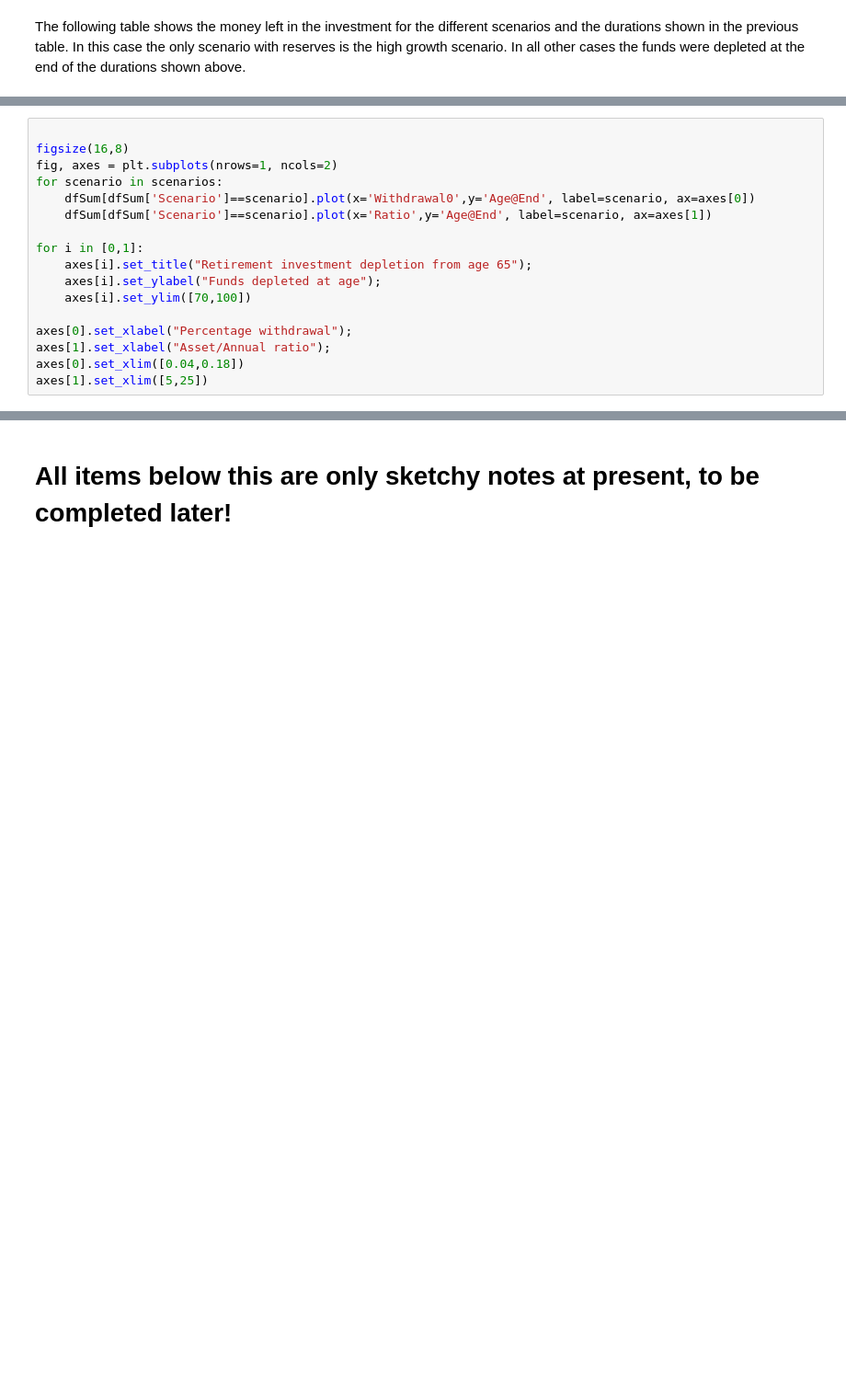
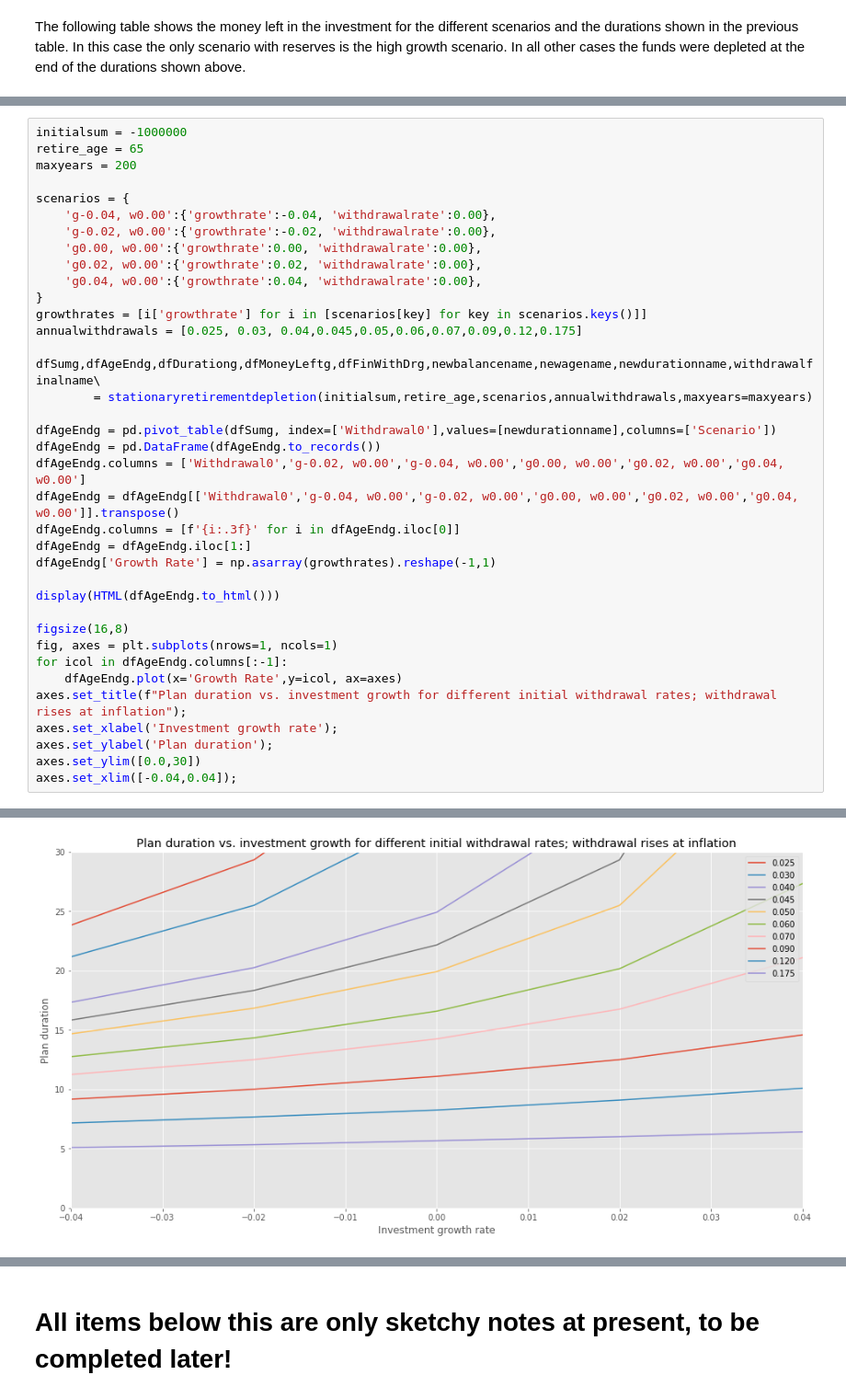
Before and after one commit to NelisW/RetirementPlanning, a Jupyter notebook: PersonalFinancialPlanning.ipynb, the cells around one changed output, grey strips where cells are left out. Shown at 92% size. Drawn from its saved outputs; the diff is of its cells as text; blank space fills up the shorter version.

```diff
--- a/PersonalFinancialPlanning.ipynb
+++ b/PersonalFinancialPlanning.ipynb
@@ -1587,17 +1850,0 @@ It is also important to keep medical costs down: live healthy!!
-# %%
-
-figsize(16,8)
-fig, axes = plt.subplots(nrows=1, ncols=2)
-for scenario in scenarios:
-    dfSum[dfSum['Scenario']==scenario].plot(x='Withdrawal0',y='Age@End', label=scenario, ax=axes[0])
-    dfSum[dfSum['Scenario']==scenario].plot(x='Ratio',y='Age@End', label=scenario, ax=axes[1])
-
-for i in [0,1]:
-    axes[i].set_title("Retirement investment depletion from age 65");
-    axes[i].set_ylabel("Funds depleted at age");
-    axes[i].set_ylim([70,100])
-
-axes[0].set_xlabel("Percentage withdrawal");
-axes[1].set_xlabel("Asset/Annual ratio");
-axes[0].set_xlim([0.04,0.18])
-axes[1].set_xlim([5,25])
@@ -1606,0 +1932,38 @@ axes[1].set_xlim([5,25])
+# %%
+initialsum = -1000000
+retire_age = 65
+maxyears = 200
+
+scenarios = {
+    'g-0.04, w0.00':{'growthrate':-0.04, 'withdrawalrate':0.00},
+    'g-0.02, w0.00':{'growthrate':-0.02, 'withdrawalrate':0.00},
+    'g0.00, w0.00':{'growthrate':0.00, 'withdrawalrate':0.00},
+    'g0.02, w0.00':{'growthrate':0.02, 'withdrawalrate':0.00},
+    'g0.04, w0.00':{'growthrate':0.04, 'withdrawalrate':0.00},
+}
+growthrates = [i['growthrate'] for i in [scenarios[key] for key in scenarios.keys()]]
+annualwithdrawals = [0.025, 0.03, 0.04,0.045,0.05,0.06,0.07,0.09,0.12,0.175]
+
+dfSumg,dfAgeEndg,dfDurationg,dfMoneyLeftg,dfFinWithDrg,newbalancename,newagename,newdurationname,withdrawalfinalname\
+        = stationaryretirementdepletion(initialsum,retire_age,scenarios,annualwithdrawals,maxyears=maxyears)
+
+dfAgeEndg = pd.pivot_table(dfSumg, index=['Withdrawal0'],values=[newdurationname],columns=['Scenario'])
+dfAgeEndg = pd.DataFrame(dfAgeEndg.to_records())
+dfAgeEndg.columns = ['Withdrawal0','g-0.02, w0.00','g-0.04, w0.00','g0.00, w0.00','g0.02, w0.00','g0.04, w0.00']
+dfAgeEndg = dfAgeEndg[['Withdrawal0','g-0.04, w0.00','g-0.02, w0.00','g0.00, w0.00','g0.02, w0.00','g0.04, w0.00']].transpose()
+dfAgeEndg.columns = [f'{i:.3f}' for i in dfAgeEndg.iloc[0]]
+dfAgeEndg = dfAgeEndg.iloc[1:]
+dfAgeEndg['Growth Rate'] = np.asarray(growthrates).reshape(-1,1)
+
+display(HTML(dfAgeEndg.to_html()))
+
+figsize(16,8)
+fig, axes = plt.subplots(nrows=1, ncols=1)
+for icol in dfAgeEndg.columns[:-1]:
+    dfAgeEndg.plot(x='Growth Rate',y=icol, ax=axes)
+axes.set_title(f"Plan duration vs. investment growth for different initial withdrawal rates; withdrawal rises at inflation");
+axes.set_xlabel('Investment growth rate');
+axes.set_ylabel('Plan duration');
+axes.set_ylim([0.0,30])
+axes.set_xlim([-0.04,0.04]);
+# %% [output]
@@ -1606,0 +1976 @@ axes[1].set_xlim([5,25])
+[figure, added]
```
Also changed, not shown: parts of 61 cells of this notebook.
